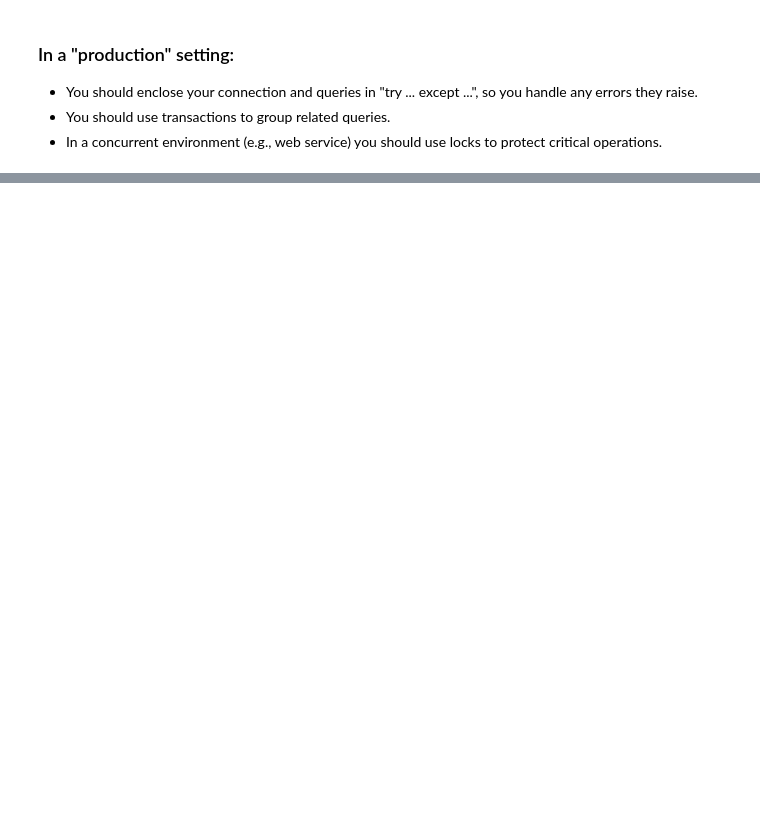
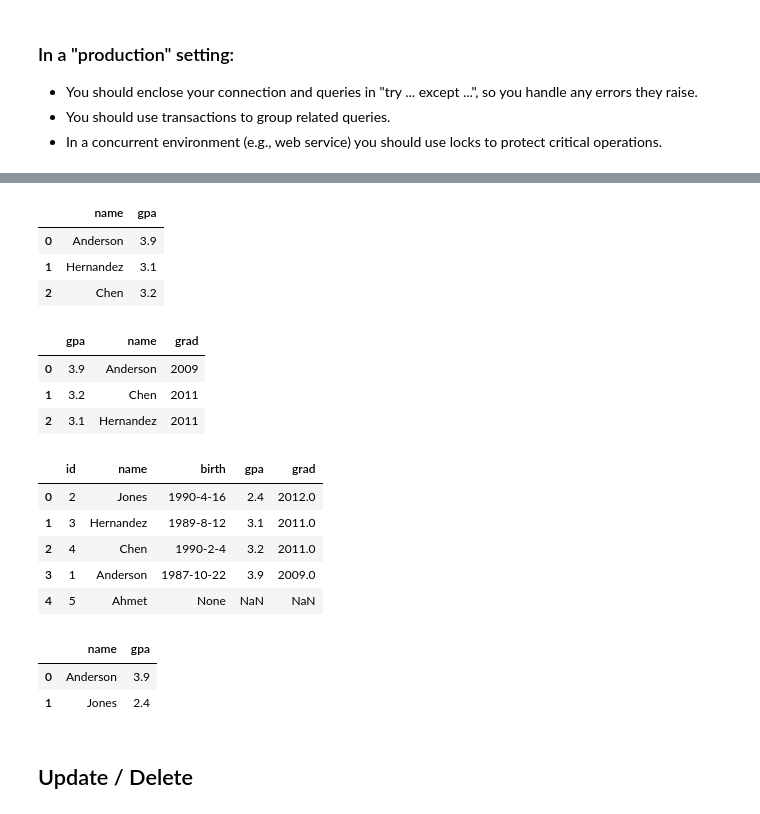
Before and after one commit to Kabilan108/drexel-coursework, a Jupyter notebook: bmes550/3_db/db.ipynb, the cells around one changed output, grey strips where cells are left out. Saved outputs shown, nothing was run; the diff lists cells and outputs as text; code cells hidden in the pictures; blank space fills up the shorter version.

```diff
--- a/bmes550/3_db/db.ipynb
+++ b/bmes550/3_db/db.ipynb
@@ -93,0 +141,12 @@ for row in rows: print(row)
+# %%
+# Show all rows
+cur.execute("SELECT * FROM students;");
+rows = cur.fetchall()
+for row in rows: print(row)
+
+# Convert to pandas dataframe
+df = pd.DataFrame.from_records(
+    cur.execute("SELECT * FROM students").fetchall()
+)
+df.columns = [x[0] for x in cur.description]
+display(df)
@@ -410,0 +200,41 @@ items=['apple','3','red'];
+# %%
+# Filtering: only get a subset of the rows:
+select("SELECT name, gpa FROM students WHERE gpa > 3.0;")
+# %% [output]
+|  | name | gpa |
+| 0 | Anderson | 3.9 |
+| 1 | Hernandez | 3.1 |
+| 2 | Chen | 3.2 |
+# %%
+# Sorting: order the rows by a column
+select("""
+SELECT gpa, name, grad FROM students WHERE gpa > 3.0 ORDER BY gpa DESC;
+""")
+# %% [output]
+|  | gpa | name | grad |
+| 0 | 3.9 | Anderson | 2009 |
+| 1 | 3.2 | Chen | 2011 |
+| 2 | 3.1 | Hernandez | 2011 |
+# %%
+# Sorting: order by multiple columns
+select("""
+SELECT * FROM students ORDER BY grad DESC, gpa ASC;
+""")
+# %% [output]
+|  | id | name | birth | gpa | grad |
+| 0 | 2 | Jones | 1990-4-16 | 2.4 | 2012.0 |
+| 1 | 3 | Hernandez | 1989-8-12 | 3.1 | 2011.0 |
+| 2 | 4 | Chen | 1990-2-4 | 3.2 | 2011.0 |
+| 3 | 1 | Anderson | 1987-10-22 | 3.9 | 2009.0 |
+| 4 | 5 | Ahmet | None | NaN | NaN |
+# %%
+# Limiting: only get a certain number of rows:
+select("""
+SELECT name, gpa FROM students LIMIT 0,2;
+""")
+# %% [output]
+|  | name | gpa |
+| 0 | Anderson | 3.9 |
+| 1 | Jones | 2.4 |
+# %% [markdown]
+## Update / Delete
```
Also changed, not shown: parts of 74 cells of this notebook.
